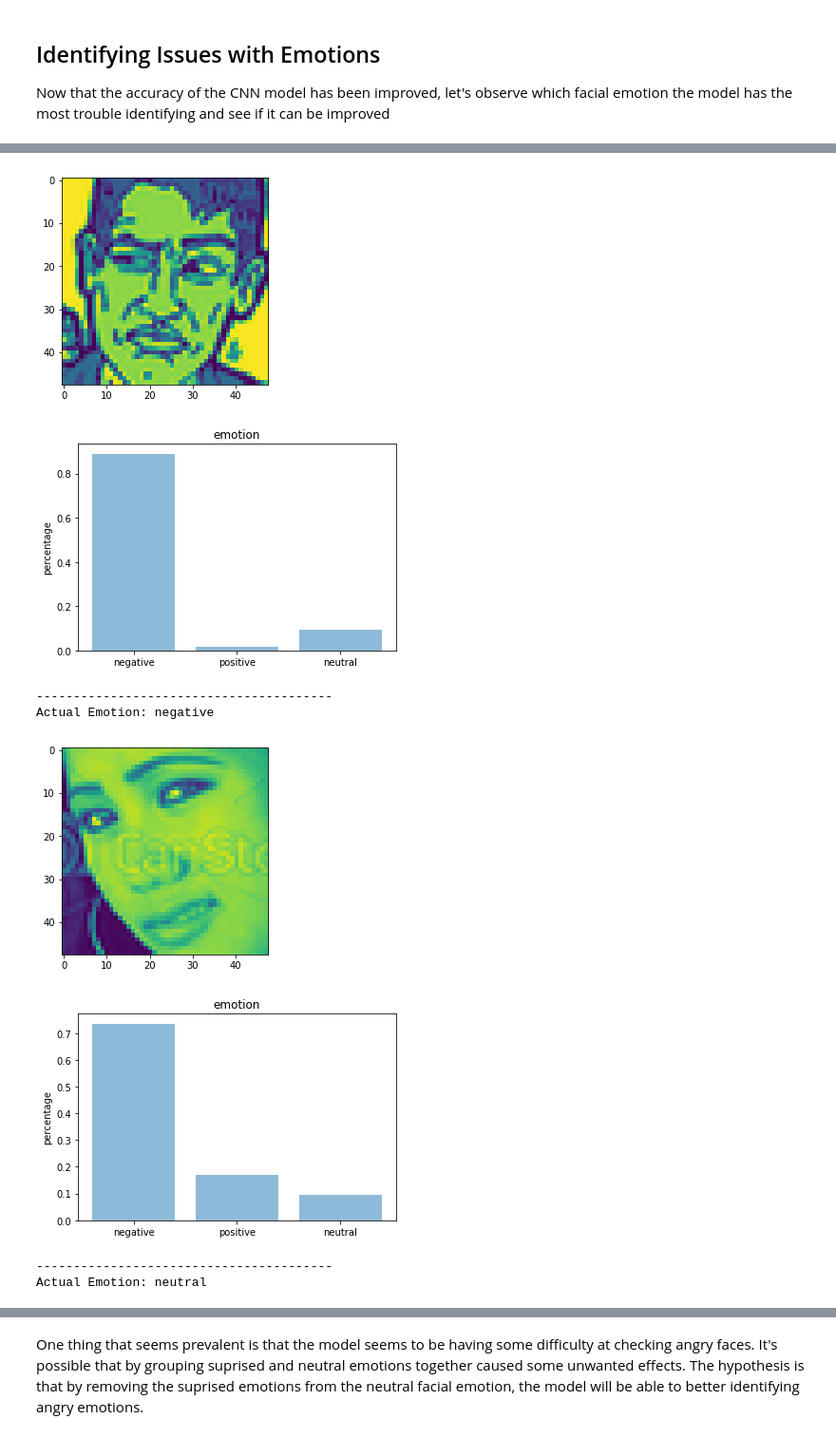
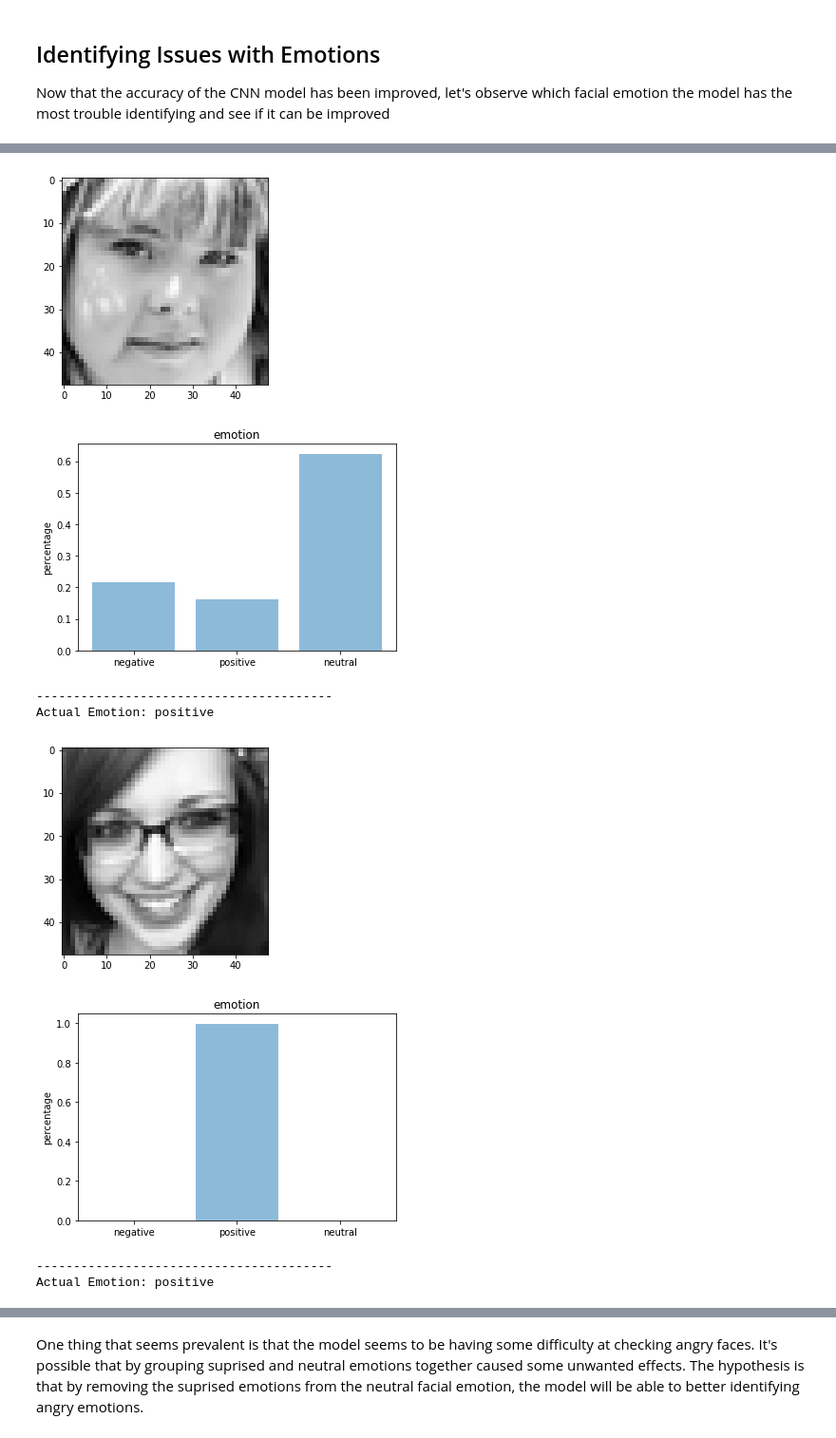
Before and after one commit to brianjinkim/Projects, a Jupyter notebook: Facial Emotion Recognition/Facial Emotion Classification.ipynb, the cells around one changed output, grey strips where cells are left out. Shown at 95% size. Drawn from its saved outputs; the diff is of its cells as text; code cells hidden in the pictures.

```diff
--- a/Facial Emotion Recognition/Facial Emotion Classification.ipynb
+++ b/Facial Emotion Recognition/Facial Emotion Classification.ipynb
@@ -247,35 +247,29 @@ def convertListToArray(x_train, y_train, x_test, y_test, width, height):
 # %%
 x_train, y_train, x_test, y_test, input_shape = convertListToArray(x_train, y_train, x_test, y_test, width, height)
 # %%
-# create CNN model
+# CNN model
 model = Sequential()
 
 # first CNN layer
-model.add(Conv2D(49, kernel_size=(3, 3),
-                 activation='relu',
+model.add(Conv2D(49, kernel_size=(3, 3), activation='relu',
                  input_shape=input_shape))
-
 # second CNN layer
 model.add(Conv2D(49, (3, 3), activation='relu'))
 model.add(MaxPooling2D(pool_size=(3, 3)))
 model.add(Dropout(0.2))
-
 # third CNN layer
 model.add(Conv2D(98, (3,3), activation='relu'))
-model.add(AveragePooling2D(pool_size=(3,3)))
-model.add(Dropout(0.25))
-
+model.add(MaxPooling2D(pool_size=(3,3)))
+model.add(Dropout(0.2))
 # flatten to use for dense layers
 model.add(Flatten())
 model.add(Dense(784, activation='relu'))
 model.add(Dropout(0.5))
-
 model.add(BatchNormalization())
 model.add(Dense(num_classes, activation='softmax'))
 
 model.compile(loss=keras.losses.categorical_crossentropy,
-              optimizer=keras.optimizers.Adam(),
-              metrics=['accuracy'])
+              optimizer=keras.optimizers.Adam(), metrics=['accuracy'])
 # %%
 def load_or_save_model(model, path_and_file_name, load_model=False):
     if (load_model):
@@ -456,34 +444,29 @@ There are 19782 training data and 4907 test cases
 # %%
 x_train, y_train, x_test, y_test, input_shape = convertListToArray(x_train, y_train, x_test, y_test, width, height)
 # %%
-# create CNN model
+# CNN model
 model = Sequential()
 
 # first CNN layer
-model.add(Conv2D(49, kernel_size=(3, 3),
-                 activation='relu',
+model.add(Conv2D(64, kernel_size=(7, 7), activation='relu',
                  input_shape=input_shape))
-
 # second CNN layer
-model.add(Conv2D(49, (3, 3), activation='relu'))
+model.add(Conv2D(128, (3, 3), activation='relu'))
 model.add(MaxPooling2D(pool_size=(3, 3)))
-model.add(Dropout(0.2))
-
+model.add(Dropout(0.3))
 # third CNN layer
-model.add(Conv2D(98, (3,3), activation='relu'))
-model.add(AveragePooling2D(pool_size=(3,3)))
-model.add(Dropout(0.25))
-
+model.add(Conv2D(256, (3,3), activation='relu'))
+model.add(MaxPooling2D(pool_size=(3,3)))
+model.add(Dropout(0.3))
+# flatten to use for dense layers
 model.add(Flatten())
 model.add(Dense(784, activation='relu'))
-model.add(Dropout(0.5))
-
+model.add(Dropout(0.55))
 model.add(BatchNormalization())
 model.add(Dense(num_classes, activation='softmax'))
 
 model.compile(loss=keras.losses.categorical_crossentropy,
-              optimizer=keras.optimizers.Adam(),
-              metrics=['accuracy'])
+              optimizer=keras.optimizers.Adam(), metrics=['accuracy'])
 # %%
 model = load_or_save_model(model, model_path+model_name3, load_model)
 # %% [output]
@@ -565,5 +548,6 @@ def display_predictions(_predictions, x, y, confidence, max_prediction=3):
             print('-' * 40)
             cur_prediction += 1
 
+plt.gray()
 display_predictions(predictions, x_test, y_test, True, 5)
 # %% [output]
@@ -571,8 +555,8 @@ Actual Emotion: negative
-[figure, old version]
+[figure, new version]
-[figure, old version]
+[figure, new version]
 ----------------------------------------
-Actual Emotion: negative
+Actual Emotion: positive
-[figure, old version]
+[figure, new version]
-[figure, old version]
+[figure, new version]
 ----------------------------------------
-Actual Emotion: neutral
+Actual Emotion: positive
```
Also changed, not shown: parts of 18 cells of this notebook.
